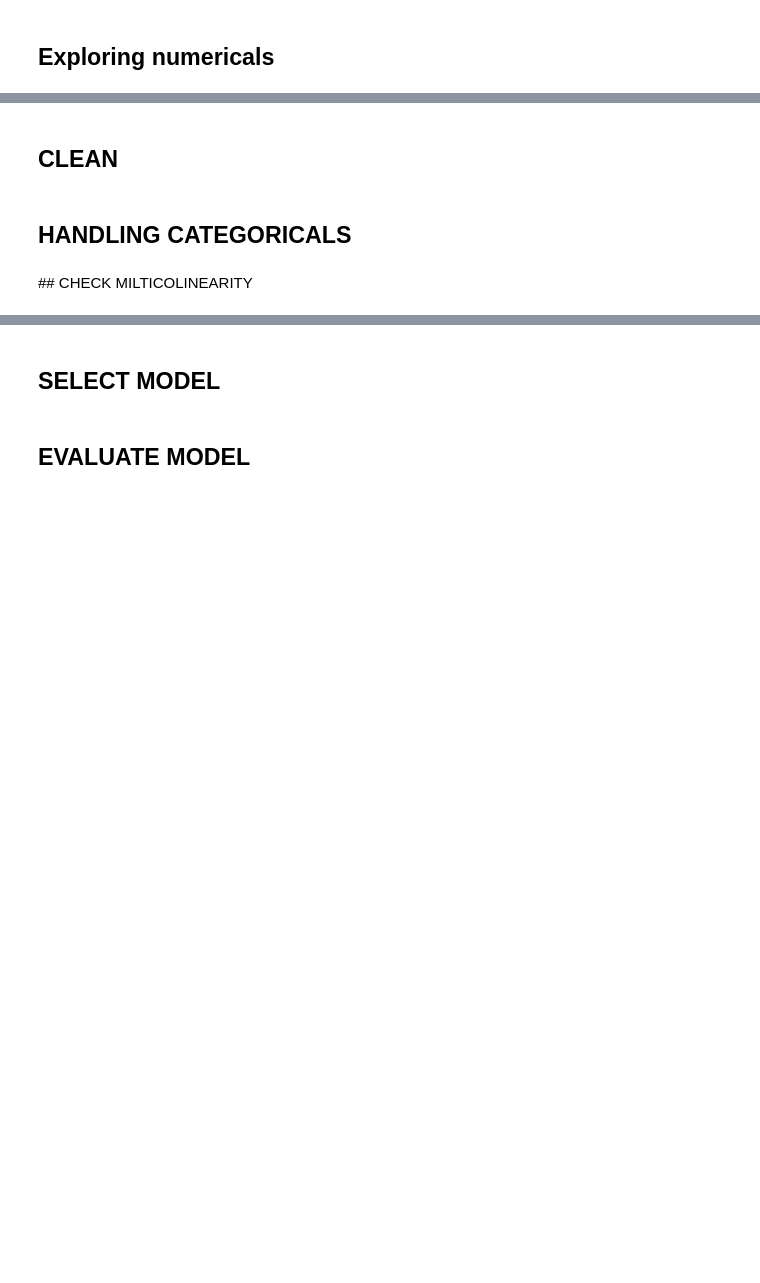
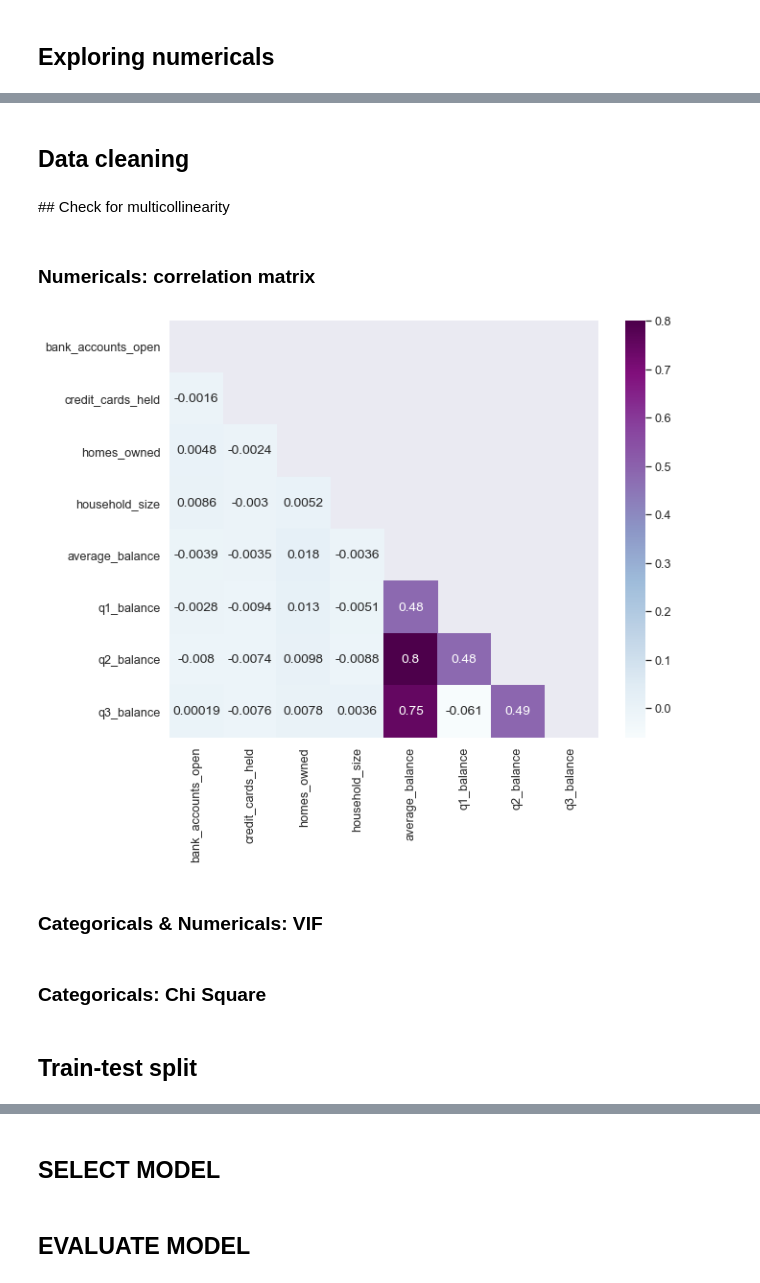
Before and after one commit to silviagonzalez98/Mid-Bootcamp-Project-Classification, a Jupyter notebook: Python-midpoint-project.ipynb, the cells around one changed output, grey strips where cells are left out. Cells and saved outputs as stored; diff of their text form; code cells hidden in the pictures; blank space fills up the shorter version.

```diff
--- a/Python-midpoint-project.ipynb
+++ b/Python-midpoint-project.ipynb
@@ -77,6 +182,6 @@ data_cat.head()
 # %% [markdown]
-## CLEAN
+## Data cleaning
-# %% [markdown]
-## HANDLING CATEGORICALS
+# %%
+data = data.set_index('customer_number')
 # %% [markdown]
-## CHECK MILTICOLINEARITY
+## Check for multicollinearity
@@ -84,0 +188,17 @@ data_cat.head()
+# %% [markdown]
+### Numericals: correlation matrix
+# %%
+mask = np.zeros_like(data.corr())
+mask[np.triu_indices_from(mask)] = True
+fig, ax = plt.subplots(figsize=(10, 8))
+ax = sns.heatmap(data.corr(), mask=mask, annot=True, cmap="BuPu")
+sns.set_style("white")
+plt.show()
+# %% [output]
+[figure, added]
+# %% [markdown]
+### Categoricals & Numericals: VIF
+# %% [markdown]
+### Categoricals: Chi Square
+# %% [markdown]
+## Train-test split
```
Also changed, not shown: parts of 23 cells of this notebook.
